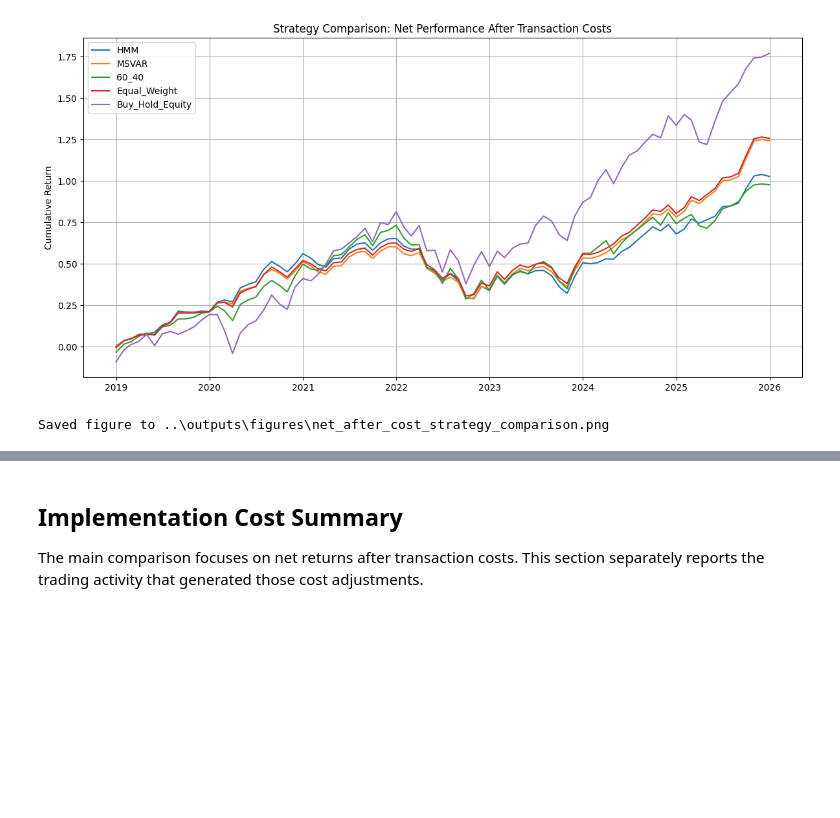
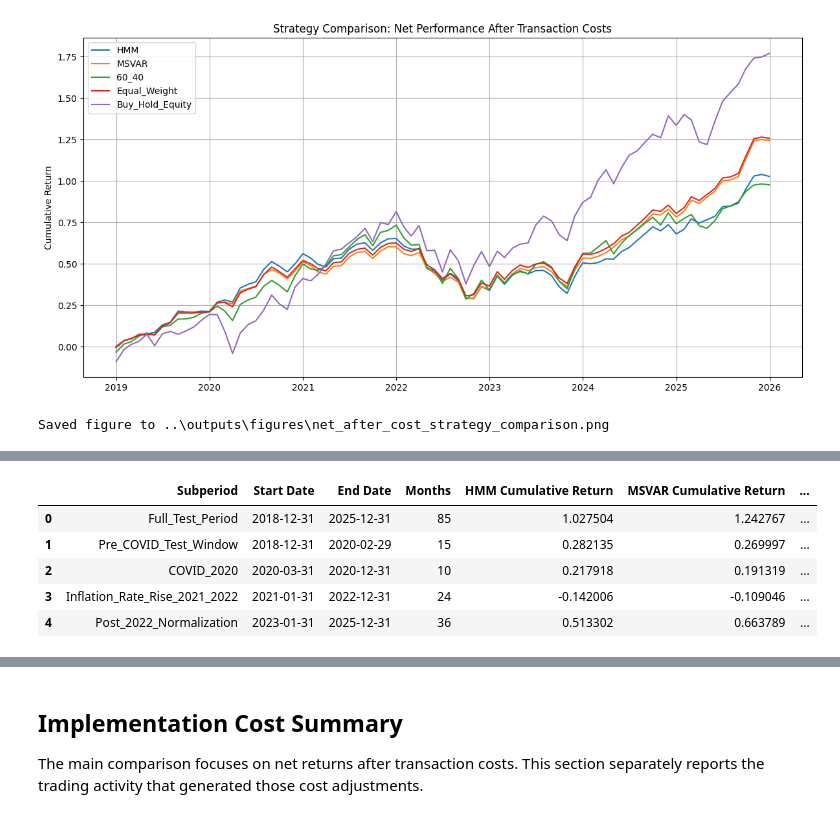
Before and after one commit to AsadAliAkhtar/Capstone_Project_Group_14085, a Jupyter notebook: notebooks/strategy_comparison_backtest.ipynb, the cells around one changed output, grey strips where cells are left out. Cells and saved outputs as stored; diff of their text form; code cells hidden in the pictures; blank space fills up the shorter version.

```diff
--- a/notebooks/strategy_comparison_backtest.ipynb
+++ b/notebooks/strategy_comparison_backtest.ipynb
@@ -633,0 +746,86 @@ strategy_ranking
+# %%
+msvar_vs_hmm_rows = []
+
+for period_name, (start_date, end_date) in SUBPERIODS.items():
+    period_returns = net_return_series.loc[
+        (net_return_series.index >= pd.Timestamp(start_date))
+        & (net_return_series.index <= pd.Timestamp(end_date))
+    ]
+
+    if period_returns.empty:
+        continue
+
+    if "HMM" not in period_returns.columns or "MSVAR" not in period_returns.columns:
+        continue
+
+    period_benchmark = period_returns["60_40"]
+
+    hmm_summary = summarize_performance(
+        period_returns["HMM"],
+        benchmark_returns=period_benchmark,
+    )
+
+    msvar_summary = summarize_performance(
+        period_returns["MSVAR"],
+        benchmark_returns=period_benchmark,
+    )
+
+    hmm_cumulative_return = (1 + period_returns["HMM"]).prod() - 1
+    msvar_cumulative_return = (1 + period_returns["MSVAR"]).prod() - 1
+
+    row = {
+        "Subperiod": period_name,
+        "Start Date": period_returns.index.min(),
+        "End Date": period_returns.index.max(),
+        "Months": len(period_returns),
+
+        "HMM Cumulative Return": hmm_cumulative_return,
+        "MSVAR Cumulative Return": msvar_cumulative_return,
+        "MSVAR - HMM Cumulative Return": msvar_cumulative_return - hmm_cumulative_return,
+
+        "HMM Annualized Return": hmm_summary["Annualized Return"],
+        "MSVAR Annualized Return": msvar_summary["Annualized Return"],
+        "MSVAR - HMM Annualized Return": msvar_summary["Annualized Return"] - hmm_summary["Annualized Return"],
+
+        "HMM Sharpe Ratio": hmm_summary["Sharpe Ratio"],
+        "MSVAR Sharpe Ratio": msvar_summary["Sharpe Ratio"],
+        "MSVAR - HMM Sharpe Ratio": msvar_summary["Sharpe Ratio"] - hmm_summary["Sharpe Ratio"],
+
+        "HMM Sortino Ratio": hmm_summary["Sortino Ratio"],
+        "MSVAR Sortino Ratio": msvar_summary["Sortino Ratio"],
+        "MSVAR - HMM Sortino Ratio": msvar_summary["Sortino Ratio"] - hmm_summary["Sortino Ratio"],
+
+        "HMM Max Drawdown": hmm_summary["Max Drawdown"],
+        "MSVAR Max Drawdown": msvar_summary["Max Drawdown"],
+        "MSVAR - HMM Max Drawdown": msvar_summary["Max Drawdown"] - hmm_summary["Max Drawdown"],
+    }
+
+    if "Information Ratio vs 60/40" in hmm_summary.index and "Information Ratio vs 60/40" in msvar_summary.index:
+        row["HMM Information Ratio vs 60/40"] = hmm_summary["Information Ratio vs 60/40"]
+        row["MSVAR Information Ratio vs 60/40"] = msvar_summary["Information Ratio vs 60/40"]
+        row["MSVAR - HMM Information Ratio"] = (
+            msvar_summary["Information Ratio vs 60/40"]
+            - hmm_summary["Information Ratio vs 60/40"]
+        )
+
+    row["MSVAR Higher Cumulative Return"] = row["MSVAR - HMM Cumulative Return"] > 0
+    row["MSVAR Higher Sharpe"] = row["MSVAR - HMM Sharpe Ratio"] > 0
+    row["MSVAR Lower Drawdown"] = row["MSVAR Max Drawdown"] > row["HMM Max Drawdown"]
+
+    msvar_vs_hmm_rows.append(row)
+
+msvar_vs_hmm_subperiod_advantage = pd.DataFrame(msvar_vs_hmm_rows)
+
+msvar_vs_hmm_subperiod_advantage.to_csv(
+    OUTPUT_TABLES_DIR / "msvar_vs_hmm_subperiod_advantage.csv",
+    index=False
+)
+
+msvar_vs_hmm_subperiod_advantage
+# %% [output]
+|  | Subperiod | Start Date | End Date | Months | HMM Cumulative Return | MSVAR Cumulative Return | ... |
+| 0 | Full_Test_Period | 2018-12-31 | 2025-12-31 | 85 | 1.027504 | 1.242767 | ... |
+| 1 | Pre_COVID_Test_Window | 2018-12-31 | 2020-02-29 | 15 | 0.282135 | 0.269997 | ... |
+| 2 | COVID_2020 | 2020-03-31 | 2020-12-31 | 10 | 0.217918 | 0.191319 | ... |
+| 3 | Inflation_Rate_Rise_2021_2022 | 2021-01-31 | 2022-12-31 | 24 | -0.142006 | -0.109046 | ... |
+| 4 | Post_2022_Normalization | 2023-01-31 | 2025-12-31 | 36 | 0.513302 | 0.663789 | ... |
```
Also changed, not shown: parts of 7 cells of this notebook, 4 other files.
